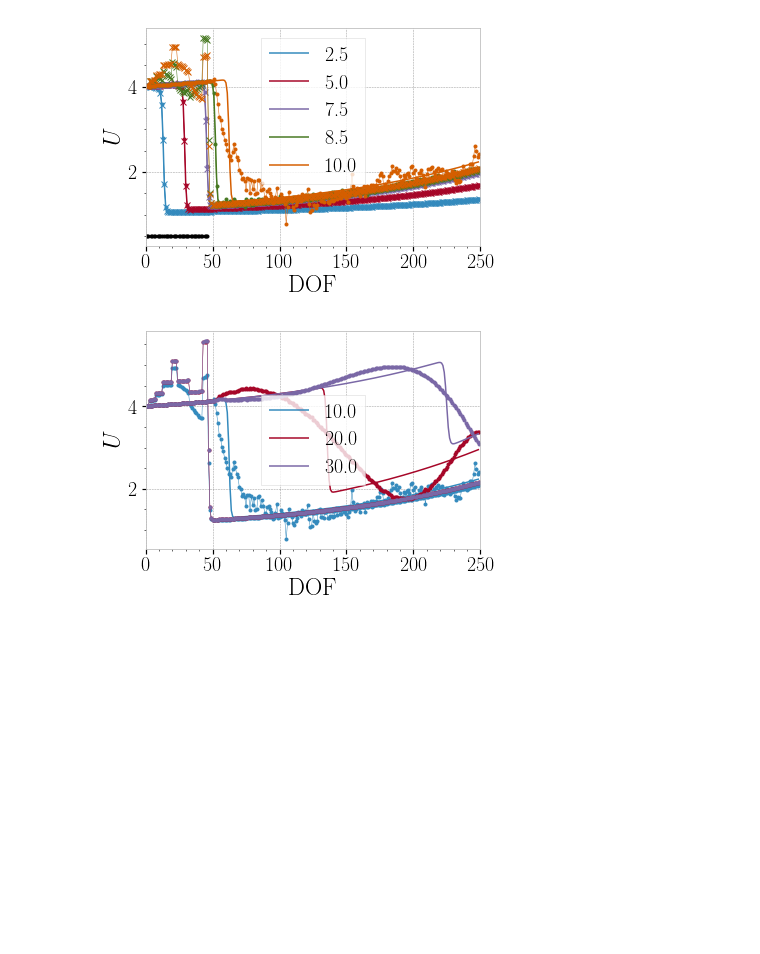
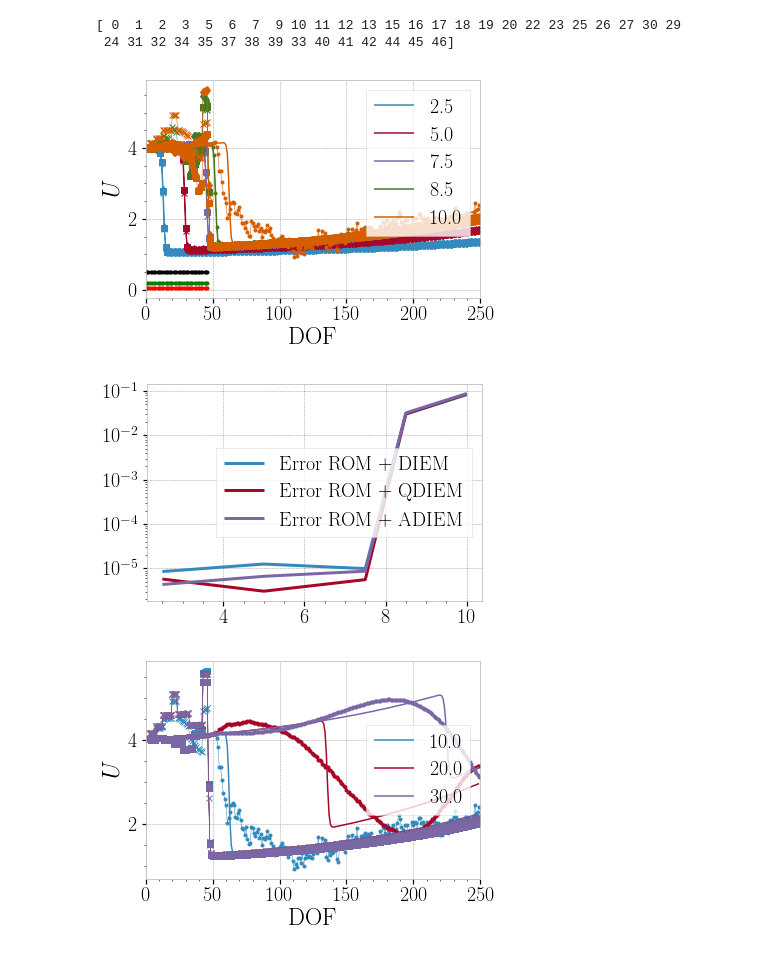
Before and after one commit to anandpratap/rom_experiments, a Jupyter notebook: burgers/main.ipynb, the cells around one changed output. Saved outputs shown, nothing was run; the diff lists cells and outputs as text; code cells hidden in the pictures; blank space fills up the shorter version.

Commit message:
working diem, qdiem, and adiem version

```diff
--- a/burgers/main.ipynb
+++ b/burgers/main.ipynb
@@ -71,59 +71,95 @@ plt.savefig("figures/basis_contribution_r.png")
 # %%
+tf = 50.0
 n_basis = 150
 solver_rom = Burgers(rom_mode=True, rom_basis=U[:,0:n_basis])
 solver_rom.initialize()
-solver_rom.run(tf=50)
+solver_rom.run(tf=tf)
 u_snapshots_rom = solver_rom.u_store.T
 
 solver_test = Burgers()
 solver_test.initialize()
-solver_test.run(tf=50)
+solver_test.run(tf=tf)
 u_snapshots_test = solver_test.u_store.T
 
 n_r_basis = 40
 solver_diem = Burgers(rom_mode=True, rom_basis=U[:,0:n_basis], rom_diem=True, rom_diem_basis=U_r[:,0:n_r_basis])
 solver_diem.initialize()
-solver_diem.run(tf=50)
+solver_diem.run(tf=tf)
 u_snapshots_diem = solver_diem.u_store.T
 
-#solver_adiem = Burgers(rom_mode=True, rom_basis=U[:,0:n_basis], rom_diem=True, rom_diem_basis=U_r[:,0:n_r_basis], rom_adiem=True)
-#solver_adiem.initialize()
-#solver_adiem.run(tf=50)
-#u_snapshots_adiem = solver_adiem.u_store.T
+solver_qdiem = Burgers(rom_mode=True, rom_basis=U[:,0:n_basis], rom_diem=True, rom_diem_basis=U_r[:,0:n_r_basis], rom_qdiem=True)
+solver_qdiem.initialize()
+solver_qdiem.run(tf=tf)
+u_snapshots_qdiem = solver_qdiem.u_store.T
+
+solver_adiem = Burgers(rom_mode=True, rom_basis=U[:,0:n_basis], rom_diem=True, rom_diem_basis=U_r[:,0:n_r_basis], rom_adiem=True)
+solver_adiem.initialize()
+solver_adiem.run(tf=tf)
+u_snapshots_adiem = solver_adiem.u_store.T
 # %%
+def calc_error(u1, u2):
+    return ((u1-u2)**2).sum()/(u1**2).sum()
+
 plt.figure()
 time_plot = np.array([2.5, 5.0, 7.5, 8.5, 10.0])
+error_rom = []
+error_diem = []
+error_qdiem = []
+error_adiem = []
 for t in time_plot:
     time_idx = int(t/solver.dt)
     p = plt.plot(u_snapshots_test[:,time_idx], "-", label="%0.1f"%t, lw=1.5)
     color = p[0].get_color()
     plt.plot(u_snapshots_rom[:,time_idx], ".-", c=color, lw=0.5)
     plt.plot(u_snapshots_diem[:,time_idx], "x-", c=color, lw=0.5)
+    plt.plot(u_snapshots_qdiem[:,time_idx], "d-", c=color, lw=0.5)
+    plt.plot(u_snapshots_adiem[:,time_idx], "s-", c=color, lw=0.5)
+    error_rom.append(calc_error(u_snapshots_test[:,time_idx], u_snapshots_rom[:,time_idx]))
+    error_diem.append(calc_error(u_snapshots_test[:,time_idx], u_snapshots_diem[:,time_idx]))
+    error_qdiem.append(calc_error(u_snapshots_test[:,time_idx], u_snapshots_qdiem[:,time_idx]))
+    error_adiem.append(calc_error(u_snapshots_test[:,time_idx], u_snapshots_adiem[:,time_idx]))
+
 plt.plot(solver_diem.rom_diem_idx, np.ones_like(solver_diem.rom_diem_idx)*0.5, ".-", c="k", lw=0.5)
+plt.plot(solver_qdiem.rom_diem_idx, np.ones_like(solver_qdiem.rom_diem_idx)*0.2, ".-", c="g", lw=0.5)
+plt.plot(solver_adiem.rom_diem_idx, np.ones_like(solver_adiem.rom_diem_idx)*0.05, ".-", c="r", lw=0.5)
 
-plt.legend(loc="best")
+print solver_adiem.rom_diem_idx
+
+plt.legend(loc=1)
 plt.xlabel("DOF")
 plt.ylabel(r"$U$")
 plt.xlim(0, 250)
 plt.savefig("figures/rom_predictions_0.pdf")
 plt.savefig("figures/rom_predictions_0.png")
+
+plt.figure()
+#plt.semilogy(time_plot, error_rom, label="Error ROM")
+plt.semilogy(time_plot, error_diem, label="Error ROM + DIEM")
+plt.semilogy(time_plot, error_qdiem, label="Error ROM + QDIEM")
+plt.semilogy(time_plot, error_adiem, label="Error ROM + ADIEM")
+plt.legend(loc="best")
+
 plt.figure()
 time_plot = np.array([10, 20, 30.0])
 for t in time_plot:
     time_idx = int(t/solver.dt)
     p = plt.plot(u_snapshots_test[:,time_idx], "-", label="%0.1f"%t, lw=1.5)
     color = p[0].get_color()
     plt.plot(u_snapshots_rom[:,time_idx], ".-", c=color, lw=0.5)
-    plt.plot(u_snapshots_diem[:,time_idx], ".-", c=color, lw=0.5)
+    plt.plot(u_snapshots_diem[:,time_idx], "x-", c=color, lw=0.5)
+    plt.plot(u_snapshots_qdiem[:,time_idx], "s-", c=color, lw=0.5)
 
 plt.legend(loc="best")
 plt.xlabel("DOF")
 plt.ylabel(r"$U$")
 plt.xlim(0, 250)
 plt.savefig("figures/rom_predictions_1.pdf")
 plt.savefig("figures/rom_predictions_1.png")
 # %% [output]
+[ 0  1  2  3  5  6  7  9 10 11 12 13 15 16 17 18 19 20 22 23 25 26 27 30 29
+ 24 31 32 34 35 37 38 39 33 40 41 42 44 45 46]
-[figure, old version]
+[figure, new version]
-[figure, old version]
+[figure, new version]
+[figure, added]
 # %%
 # diem?
```
Also changed, not shown: parts of 1 cell of this notebook, 1 other file.
